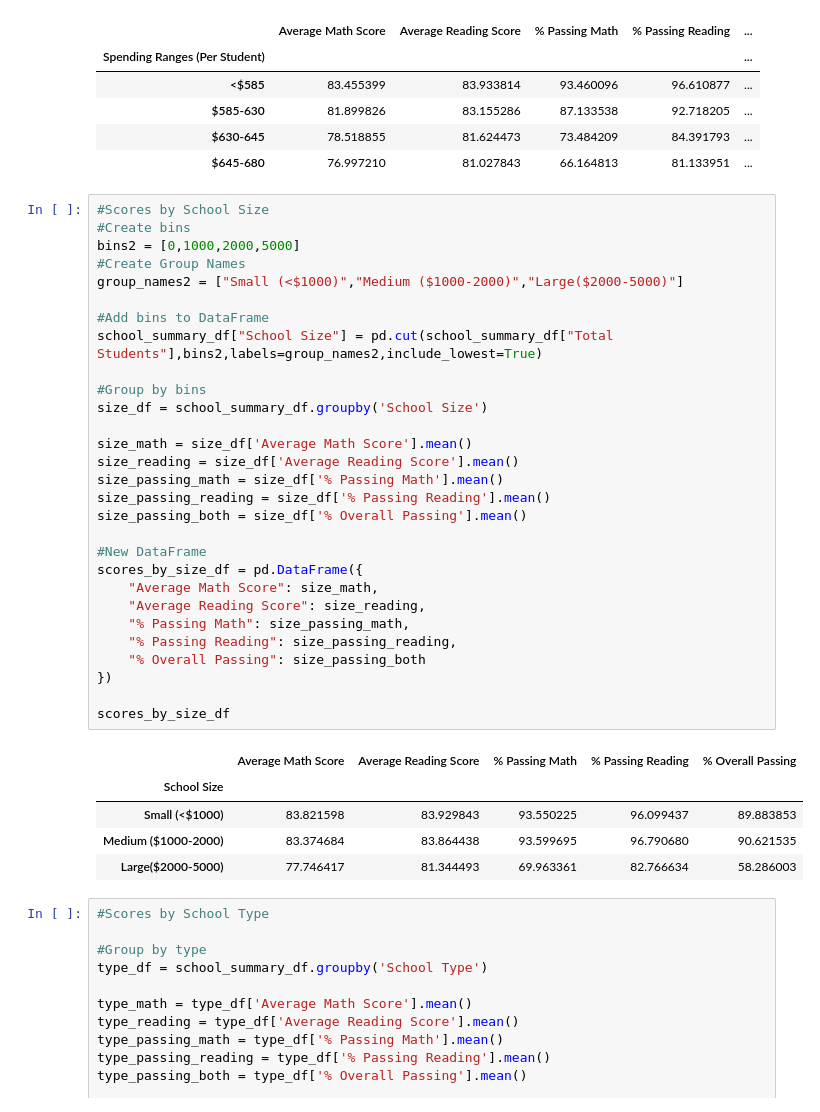
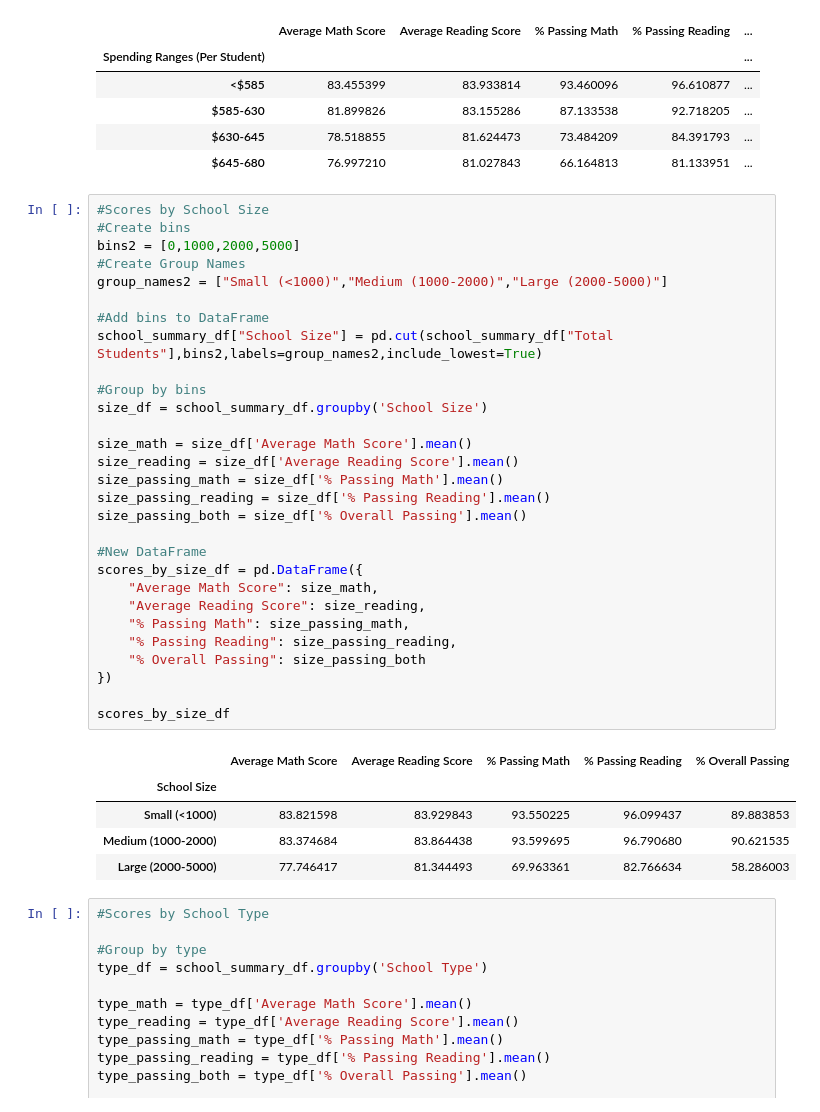
Before and after one commit to ericjbutton/pandas-challenge, a Jupyter notebook: PyCitySchools/PyCitySchools.ipynb, the cells around one changed output. Saved outputs shown, nothing was run; the diff lists cells and outputs as text.

```diff
--- a/PyCitySchools/PyCitySchools.ipynb
+++ b/PyCitySchools/PyCitySchools.ipynb
@@ -310,37 +310,37 @@ scores_by_spending_df
 #Scores by School Size
 #Create bins
 bins2 = [0,1000,2000,5000]
 #Create Group Names
-group_names2 = ["Small (<$1000)","Medium ($1000-2000)","Large($2000-5000)"]
+group_names2 = ["Small (<1000)","Medium (1000-2000)","Large (2000-5000)"]
 
 #Add bins to DataFrame
 school_summary_df["School Size"] = pd.cut(school_summary_df["Total Students"],bins2,labels=group_names2,include_lowest=True)
 
 #Group by bins
 size_df = school_summary_df.groupby('School Size')
 
 size_math = size_df['Average Math Score'].mean()
 size_reading = size_df['Average Reading Score'].mean()
 size_passing_math = size_df['% Passing Math'].mean()
 size_passing_reading = size_df['% Passing Reading'].mean()
 size_passing_both = size_df['% Overall Passing'].mean()
 
 #New DataFrame
 scores_by_size_df = pd.DataFrame({
     "Average Math Score": size_math,
     "Average Reading Score": size_reading,
     "% Passing Math": size_passing_math,
     "% Passing Reading": size_passing_reading,
     "% Overall Passing": size_passing_both
 })
 
 scores_by_size_df
 # %% [output]
 |  | Average Math Score | Average Reading Score | % Passing Math | % Passing Reading | % Overall Passing |
 | School Size |  |  |  |  |  |
-| Small (<$1000) | 83.821598 | 83.929843 | 93.550225 | 96.099437 | 89.883853 |
-| Medium ($1000-2000) | 83.374684 | 83.864438 | 93.599695 | 96.790680 | 90.621535 |
-| Large($2000-5000) | 77.746417 | 81.344493 | 69.963361 | 82.766634 | 58.286003 |
+| Small (<1000) | 83.821598 | 83.929843 | 93.550225 | 96.099437 | 89.883853 |
+| Medium (1000-2000) | 83.374684 | 83.864438 | 93.599695 | 96.790680 | 90.621535 |
+| Large (2000-5000) | 77.746417 | 81.344493 | 69.963361 | 82.766634 | 58.286003 |
 # %%
 #Scores by School Type
 
```
